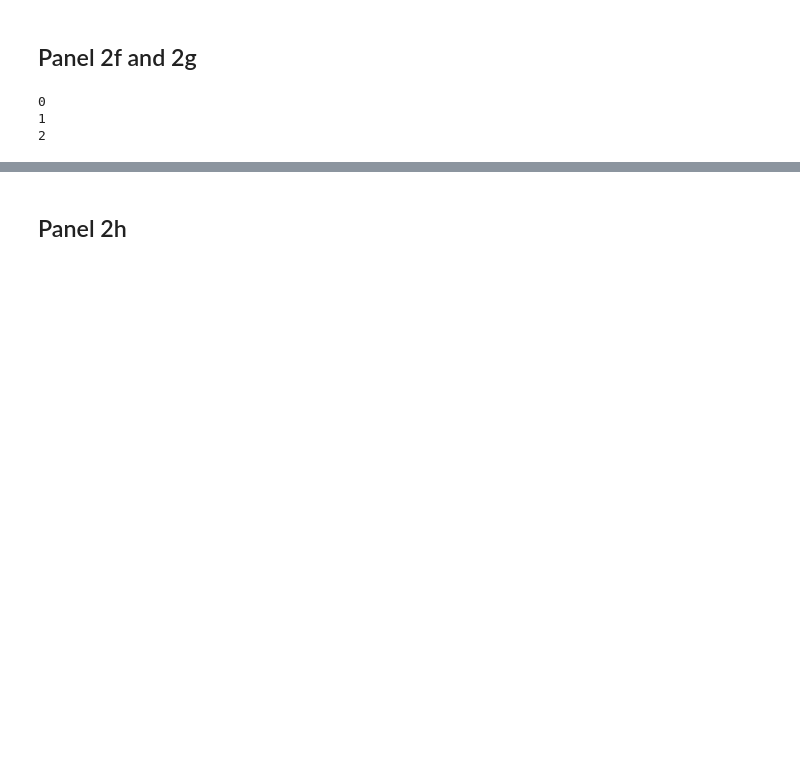
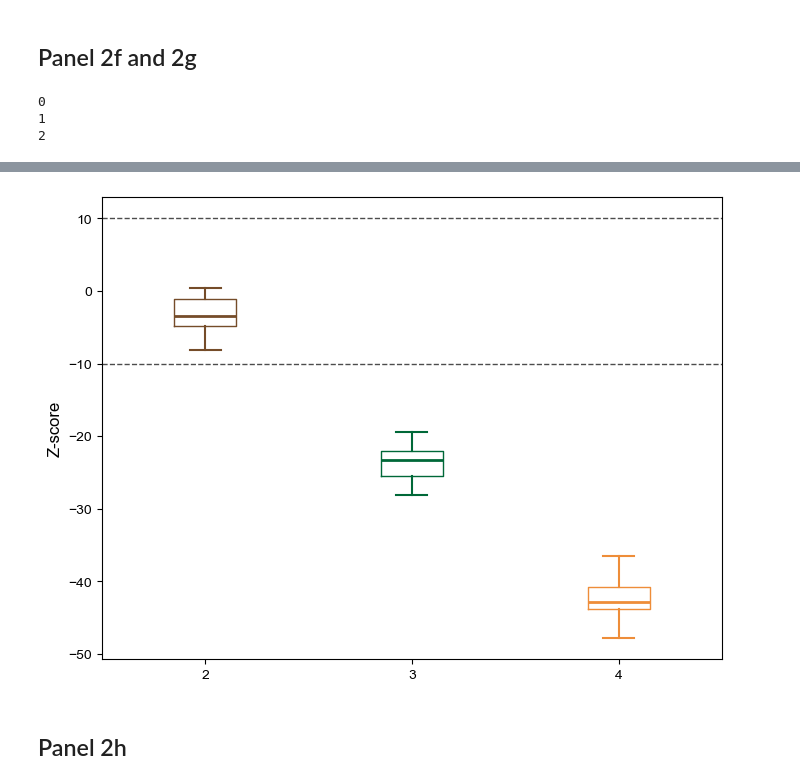
Before and after one commit to GoyalLab/TwINFER, a Jupyter notebook: scripts_to_plot_figures/figure_2.ipynb, the cells around one changed output, grey strips where cells are left out. Saved outputs shown, nothing was run; the diff lists cells and outputs as text; code cells hidden in the pictures; blank space fills up the shorter version.

```diff
--- a/scripts_to_plot_figures/figure_2.ipynb
+++ b/scripts_to_plot_figures/figure_2.ipynb
@@ -430,51 +431,54 @@ for i, whisker in enumerate(z_box['whiskers']):
     whisker.set_linewidth(1.5)
     whisker.set_clip_on(False)
 
 for i, cap in enumerate(z_box['caps']):
     cap.set_color(colors[i//2])
     cap.set_linewidth(1.5)
     cap.set_clip_on(False)
 
 # Style outliers
 for i, flier in enumerate(z_box['fliers']):
     if len(flier.get_data()[0]) > 0:
         flier.set_markerfacecolor("none")
         flier.set_markeredgecolor(colors[i])
         flier.set_markersize(4)
 
 # Add z-score thresholds
 ax_zscore.axhline(-1*z_score_threshold, linestyle="--", color="black", linewidth=1, alpha=0.7, label="z-score threshold")
 ax_zscore.axhline(z_score_threshold, linestyle="--", color="black", linewidth=1, alpha=0.7)
 
 
 # Set labels and styling
 ax_zscore.set_xticks([1,2,3])
 ax_zscore.set_xticklabels(["2", "3", "4"])
 ax_zscore.set_ylabel("Z-score", fontsize=12)
 ax_zscore.tick_params(labelsize=10)
 # ax_zscore.legend(fontsize=10)
 
 # Save z-score plot
-plt.savefig(f"{path_to_plots}/zscore_boxplot.pdf",
-           format="pdf",
-           bbox_inches='tight',
-           facecolor='none',
-           edgecolor='none',
-           transparent=True)
-plt.savefig(f"{path_to_plots}/zscore_boxplot.svg",
-           format="svg",
-           bbox_inches='tight',
-           facecolor='none',
-           edgecolor='none',
-           transparent=True)
-plt.savefig(f"{path_to_plots}/zscore_boxplot.png",
-           format="png",
-           bbox_inches='tight',
-           facecolor='none',
-           edgecolor='none',
-           transparent=True)
+# plt.savefig(f"{path_to_plots}/zscore_boxplot.pdf",
+#            format="pdf",
+#            bbox_inches='tight',
+#            facecolor='none',
+#            edgecolor='none',
+#            transparent=True)
+# plt.savefig(f"{path_to_plots}/zscore_boxplot.svg",
+#            format="svg",
+#            bbox_inches='tight',
+#            facecolor='none',
+#            edgecolor='none',
+#            transparent=True)
+# plt.savefig(f"{path_to_plots}/zscore_boxplot.png",
+#            format="png",
+#            bbox_inches='tight',
+#            facecolor='none',
+#            edgecolor='none',
+#            transparent=True)
+
 
 plt.show()
+# %% [output]
+[figure, added]
 # %% [markdown]
 ## Panel 2h
 # %%
```
Also changed, not shown: parts of 5 cells of this notebook, 20 other files.
